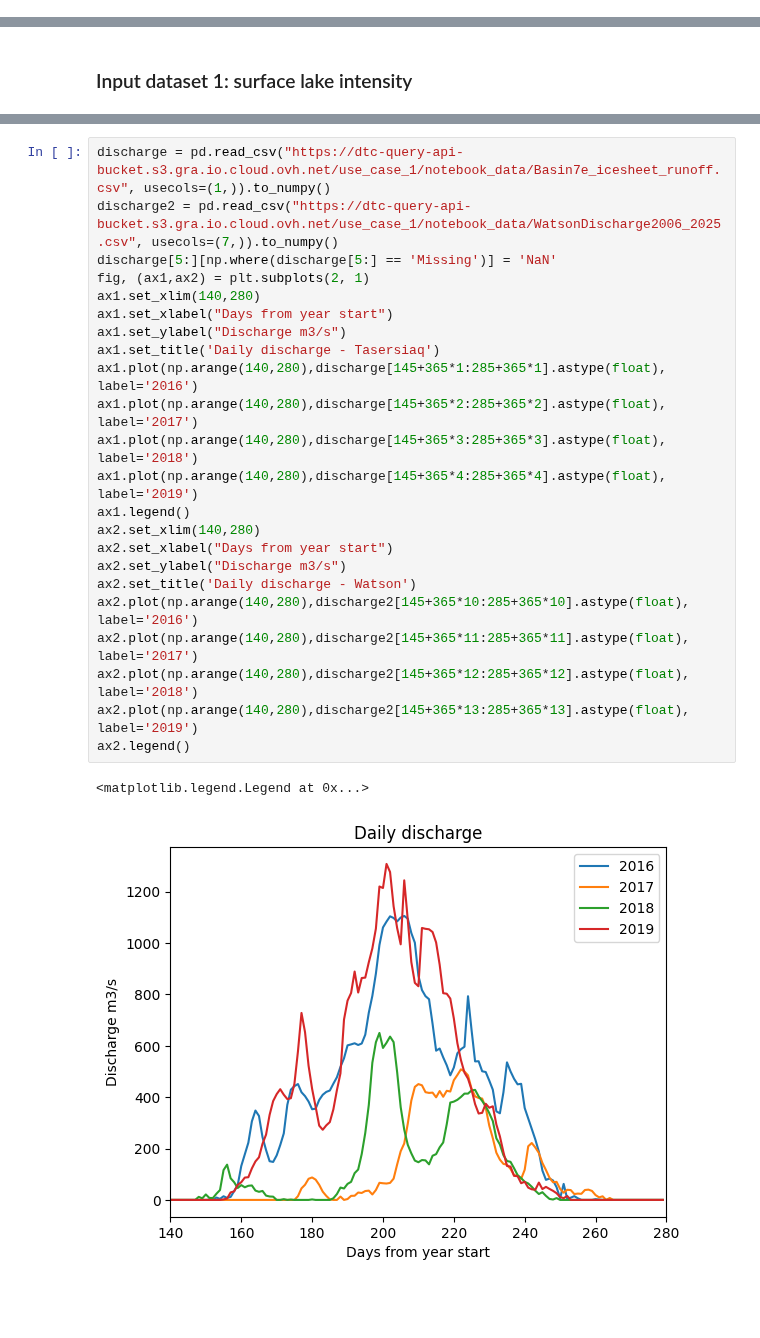
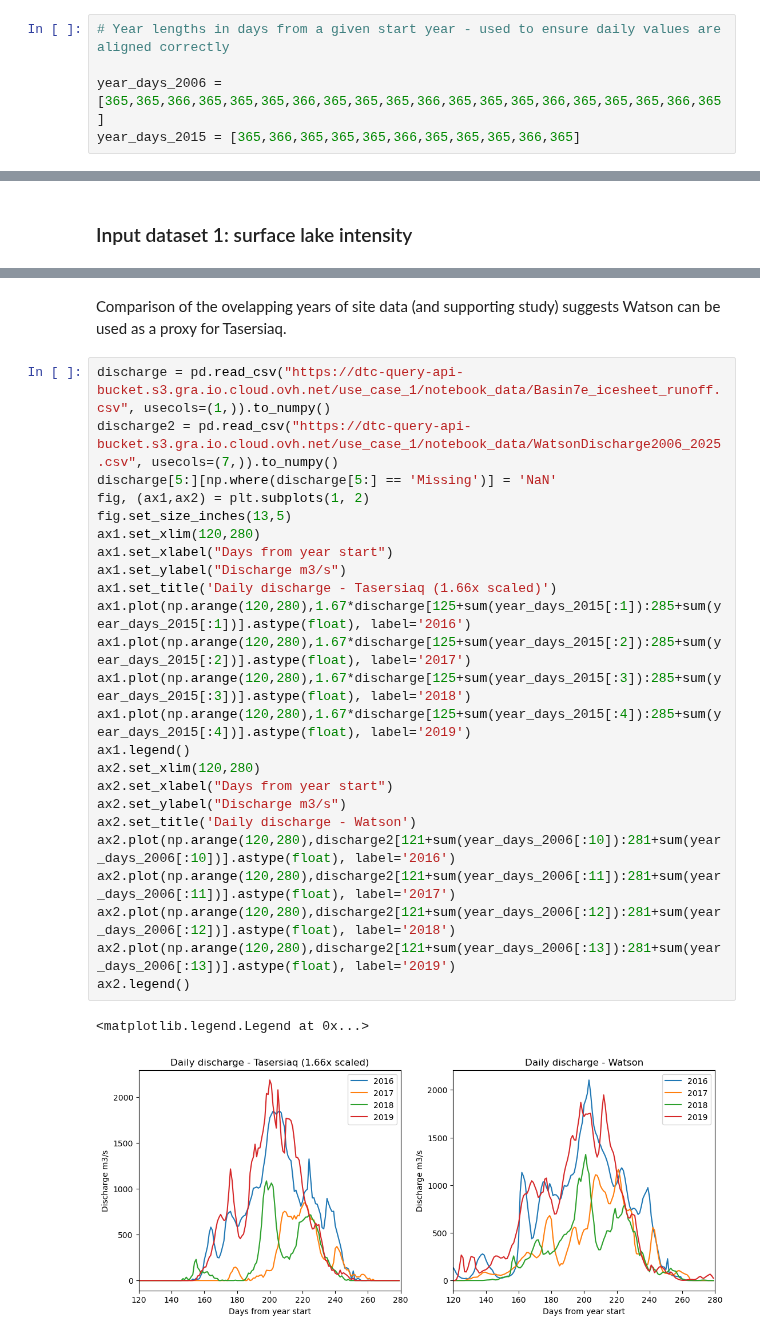
Before and after one commit to DTC-Ice-Sheets/dtc_is_notebooks, a Jupyter notebook: DTC-IS-Hydropower.ipynb, the cells around one changed output, grey strips where cells are left out. Saved outputs shown, nothing was run; the diff lists cells and outputs as text; blank space fills up the shorter version.

```diff
--- a/DTC-IS-Hydropower.ipynb
+++ b/DTC-IS-Hydropower.ipynb
@@ -8,6 +27,11 @@ import numpy as np
 import geopandas as gpd
 import matplotlib.pyplot as plt
 from sklearn.metrics import r2_score
+# %%
+# Year lengths in days from a given start year - used to ensure daily values are aligned correctly
+
+year_days_2006 = [365,365,366,365,365,365,366,365,365,365,366,365,365,365,366,365,365,365,366,365]
+year_days_2015 = [365,366,365,365,365,366,365,365,365,366,365]
 # %% [markdown]
 ## Data provision
 
@@ -110,29 +112,32 @@ ax.plot(np.arange(11,np.shape(discharge2)[0]),discharge2[11:].astype(float))
+# %% [markdown]
+Comparison of the ovelapping years of site data (and supporting study) suggests Watson can be used as a proxy for Tasersiaq.
 # %%
 discharge = pd.read_csv("https://dtc-query-api-bucket.s3.gra.io.cloud.ovh.net/use_case_1/notebook_data/Basin7e_icesheet_runoff.csv", usecols=(1,)).to_numpy()
 discharge2 = pd.read_csv("https://dtc-query-api-bucket.s3.gra.io.cloud.ovh.net/use_case_1/notebook_data/WatsonDischarge2006_2025.csv", usecols=(7,)).to_numpy()
 discharge[5:][np.where(discharge[5:] == 'Missing')] = 'NaN'
-fig, (ax1,ax2) = plt.subplots(2, 1)
-ax1.set_xlim(140,280)
+fig, (ax1,ax2) = plt.subplots(1, 2)
+fig.set_size_inches(13,5)
+ax1.set_xlim(120,280)
 ax1.set_xlabel("Days from year start")
 ax1.set_ylabel("Discharge m3/s")
-ax1.set_title('Daily discharge - Tasersiaq')
-ax1.plot(np.arange(140,280),discharge[145+365*1:285+365*1].astype(float), label='2016')
-ax1.plot(np.arange(140,280),discharge[145+365*2:285+365*2].astype(float), label='2017')
-ax1.plot(np.arange(140,280),discharge[145+365*3:285+365*3].astype(float), label='2018')
-ax1.plot(np.arange(140,280),discharge[145+365*4:285+365*4].astype(float), label='2019')
+ax1.set_title('Daily discharge - Tasersiaq (1.66x scaled)')
+ax1.plot(np.arange(120,280),1.67*discharge[125+sum(year_days_2015[:1]):285+sum(year_days_2015[:1])].astype(float), label='2016')
+ax1.plot(np.arange(120,280),1.67*discharge[125+sum(year_days_2015[:2]):285+sum(year_days_2015[:2])].astype(float), label='2017')
+ax1.plot(np.arange(120,280),1.67*discharge[125+sum(year_days_2015[:3]):285+sum(year_days_2015[:3])].astype(float), label='2018')
+ax1.plot(np.arange(120,280),1.67*discharge[125+sum(year_days_2015[:4]):285+sum(year_days_2015[:4])].astype(float), label='2019')
 ax1.legend()
-ax2.set_xlim(140,280)
+ax2.set_xlim(120,280)
 ax2.set_xlabel("Days from year start")
 ax2.set_ylabel("Discharge m3/s")
 ax2.set_title('Daily discharge - Watson')
-ax2.plot(np.arange(140,280),discharge2[145+365*10:285+365*10].astype(float), label='2016')
-ax2.plot(np.arange(140,280),discharge2[145+365*11:285+365*11].astype(float), label='2017')
-ax2.plot(np.arange(140,280),discharge2[145+365*12:285+365*12].astype(float), label='2018')
-ax2.plot(np.arange(140,280),discharge2[145+365*13:285+365*13].astype(float), label='2019')
+ax2.plot(np.arange(120,280),discharge2[121+sum(year_days_2006[:10]):281+sum(year_days_2006[:10])].astype(float), label='2016')
+ax2.plot(np.arange(120,280),discharge2[121+sum(year_days_2006[:11]):281+sum(year_days_2006[:11])].astype(float), label='2017')
+ax2.plot(np.arange(120,280),discharge2[121+sum(year_days_2006[:12]):281+sum(year_days_2006[:12])].astype(float), label='2018')
+ax2.plot(np.arange(120,280),discharge2[121+sum(year_days_2006[:13]):281+sum(year_days_2006[:13])].astype(float), label='2019')
 ax2.legend()
 # %% [output]
 <matplotlib.legend.Legend at 0x...>
-[figure, old version]
+[figure, new version]
 # %%
 discharge2 = pd.read_csv("https://dtc-query-api-bucket.s3.gra.io.cloud.ovh.net/use_case_1/notebook_data/WatsonDischarge2006_2025.csv", usecols=(7,)).to_numpy()
 fig, ax = plt.subplots(1, 1)
```
Also changed, not shown: parts of 37 cells of this notebook.
